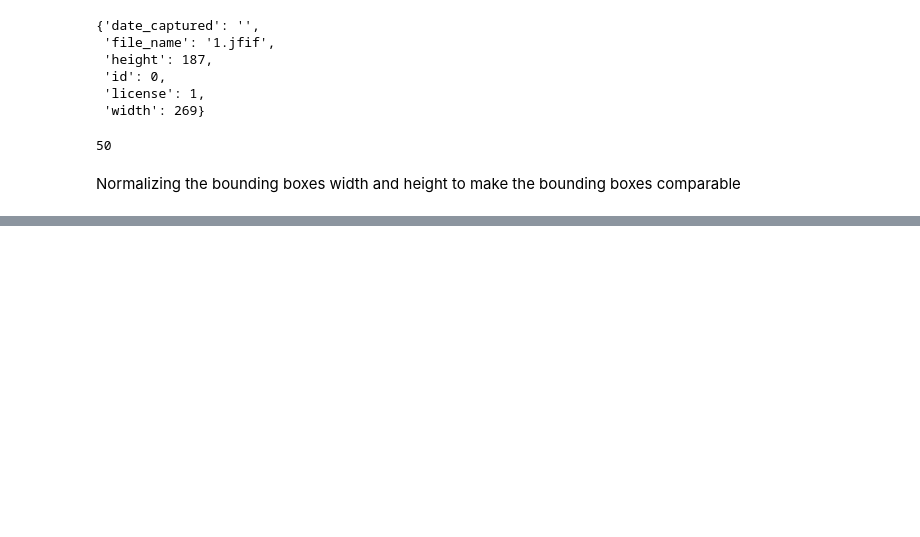
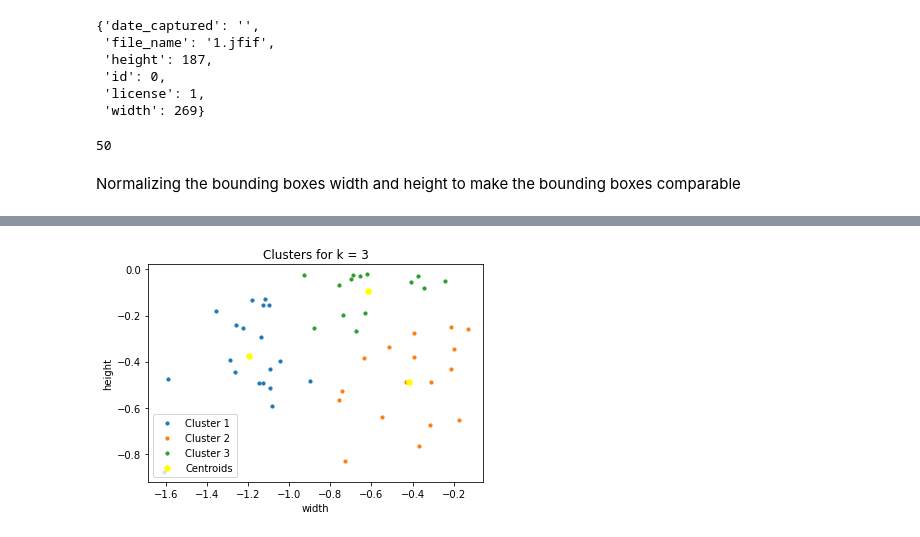
Before and after one commit to m-shilpa/EVA4, a Jupyter notebook: Session 12/Assignment-B/yolo_kmeans.ipynb, the cells around one changed output, grey strips where cells are left out. Cells and saved outputs as stored; diff of their text form; code cells hidden in the pictures; blank space fills up the shorter version.

```diff
--- a/Session 12/Assignment-B/yolo_kmeans.ipynb
+++ b/Session 12/Assignment-B/yolo_kmeans.ipynb
@@ -158,0 +195,19 @@ plt.show()
+# %%
+def kmeans(k,x):
+  kmeans = KMeans( n_clusters=k)
+  pred = kmeans.fit_predict(x)
+  for i in range(k):
+    label = 'Cluster '+str(i+1)
+    plt.scatter(x[pred == i, 0], x[pred == i, 1], s = 10,  label = label)
+
+  plt.scatter(kmeans.cluster_centers_[:, 0], kmeans.cluster_centers_[:, 1], s = 30, c = 'yellow', label = 'Centroids')
+  title = 'Clusters for k = '+str(k)
+  plt.title(title)
+  plt.xlabel('width')
+  plt.ylabel('height')
+  plt.legend()
+  plt.show()
+# %%
+kmeans(3,x)
+# %% [output]
+[figure, added]
```
Also changed, not shown: parts of 31 cells of this notebook.
